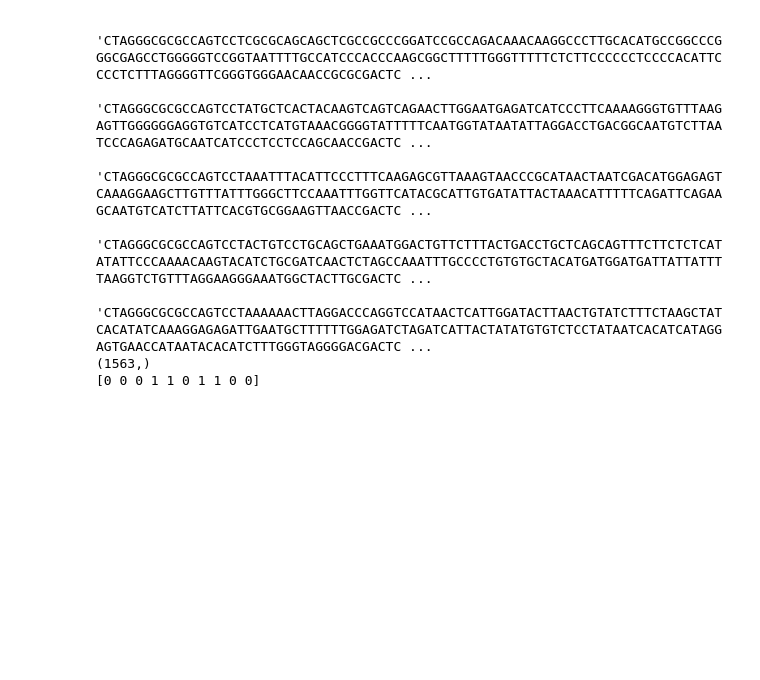
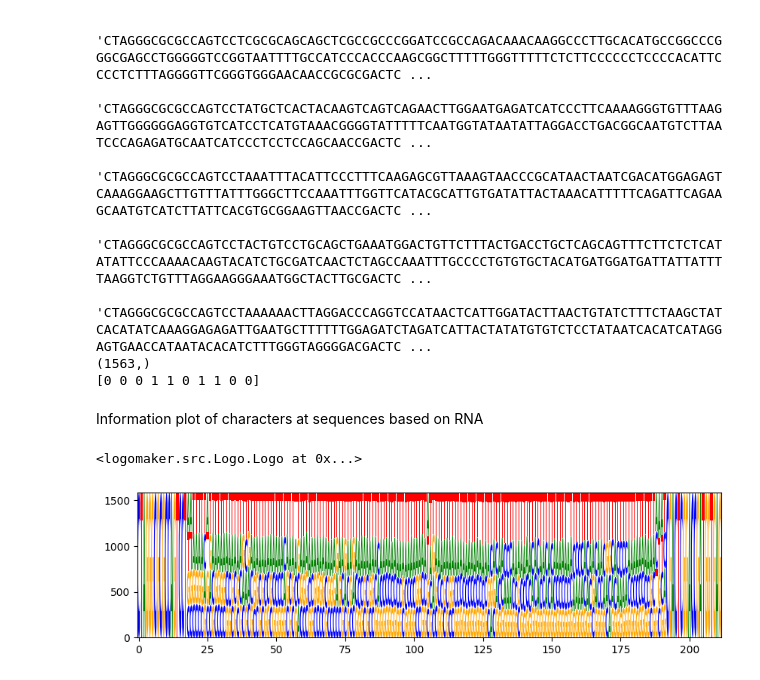
Before and after one commit to jchou03/DeepIRES, a Jupyter notebook: model/clustering_from_dense_layer_output.ipynb, the cells around one changed output. Cells and saved outputs as stored; diff of their text form; code cells hidden in the pictures; blank space fills up the shorter version.

Commit message:
created character frequency graphs

```diff
--- a/model/clustering_from_dense_layer_output.ipynb
+++ b/model/clustering_from_dense_layer_output.ipynb
@@ -186,3 +187,16 @@ print(focus_activations[:10])
 df = pd.DataFrame({"Sequence":focus_sequences, "active": focus_activations})
 df.head
 df.to_csv(f"../data_subsets/{ACTIVATION_THRESHOLD}.csv", index=False)
+# %% [markdown]
+Information plot of characters at sequences based on RNA
+# %%
+# Create a DataFrame with sequence positions as rows and nucleotides as columns
+# Convert the sequences into a DataFrame where each sequence is a row
+activation_sequences = pd.read_csv("../data_subsets/207.csv")["Sequence"]
+nucleotide_freqs = logomaker.alignment_to_matrix(activation_sequences, to_type='counts')
+
+# Plot the sequence logo
+logomaker.Logo(nucleotide_freqs, color_scheme='classic')
+# %% [output]
+<logomaker.src.Logo.Logo at 0x...>
+[figure, added]
```
Also changed, not shown: parts of 4 cells of this notebook.
